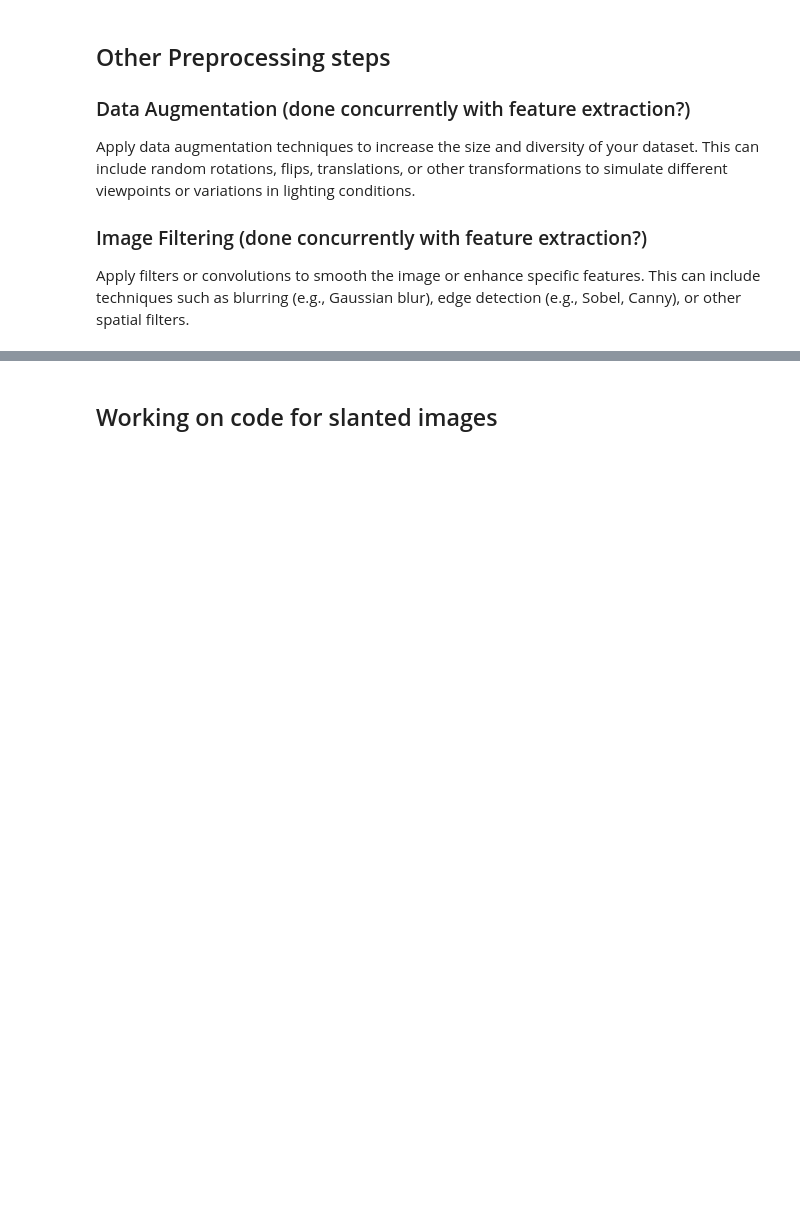
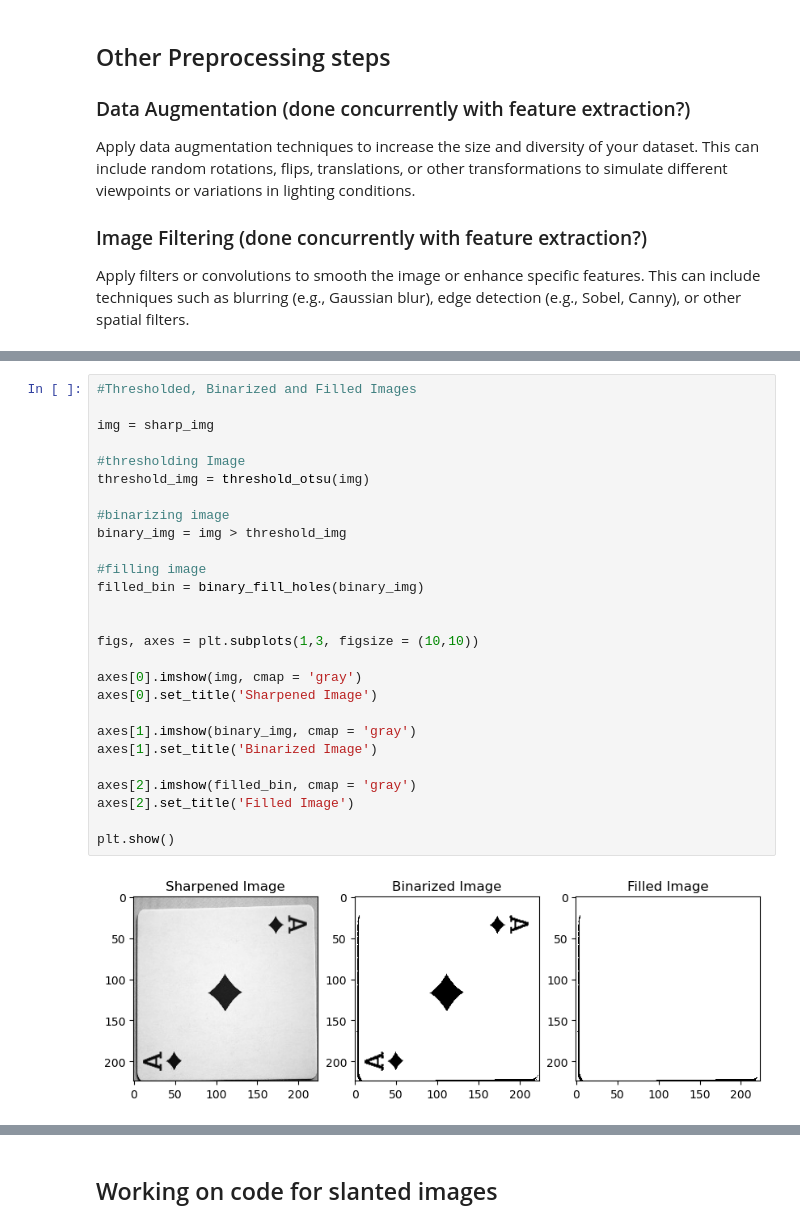
Before and after one commit to DianaLNguyen/ucb_mids_w281_project, a Jupyter notebook: pre_process_images.ipynb, the cells around one changed output, grey strips where cells are left out. Drawn from its saved outputs; the diff is of its cells as text; blank space fills up the shorter version.

```diff
--- a/pre_process_images.ipynb
+++ b/pre_process_images.ipynb
@@ -279,0 +313,29 @@ Apply filters or convolutions to smooth the image or enhance specific features.
+# %%
+#Thresholded, Binarized and Filled Images
+
+img = sharp_img
+
+#thresholding Image
+threshold_img = threshold_otsu(img)
+
+#binarizing image
+binary_img = img > threshold_img
+
+#filling image
+filled_bin = binary_fill_holes(binary_img)
+
+
+figs, axes = plt.subplots(1,3, figsize = (10,10))
+
+axes[0].imshow(img, cmap = 'gray')
+axes[0].set_title('Sharpened Image')
+
+axes[1].imshow(binary_img, cmap = 'gray')
+axes[1].set_title('Binarized Image')
+
+axes[2].imshow(filled_bin, cmap = 'gray')
+axes[2].set_title('Filled Image')
+
+plt.show()
+# %% [output]
+[figure, added]
```
Also changed, not shown: parts of 8 cells of this notebook.
